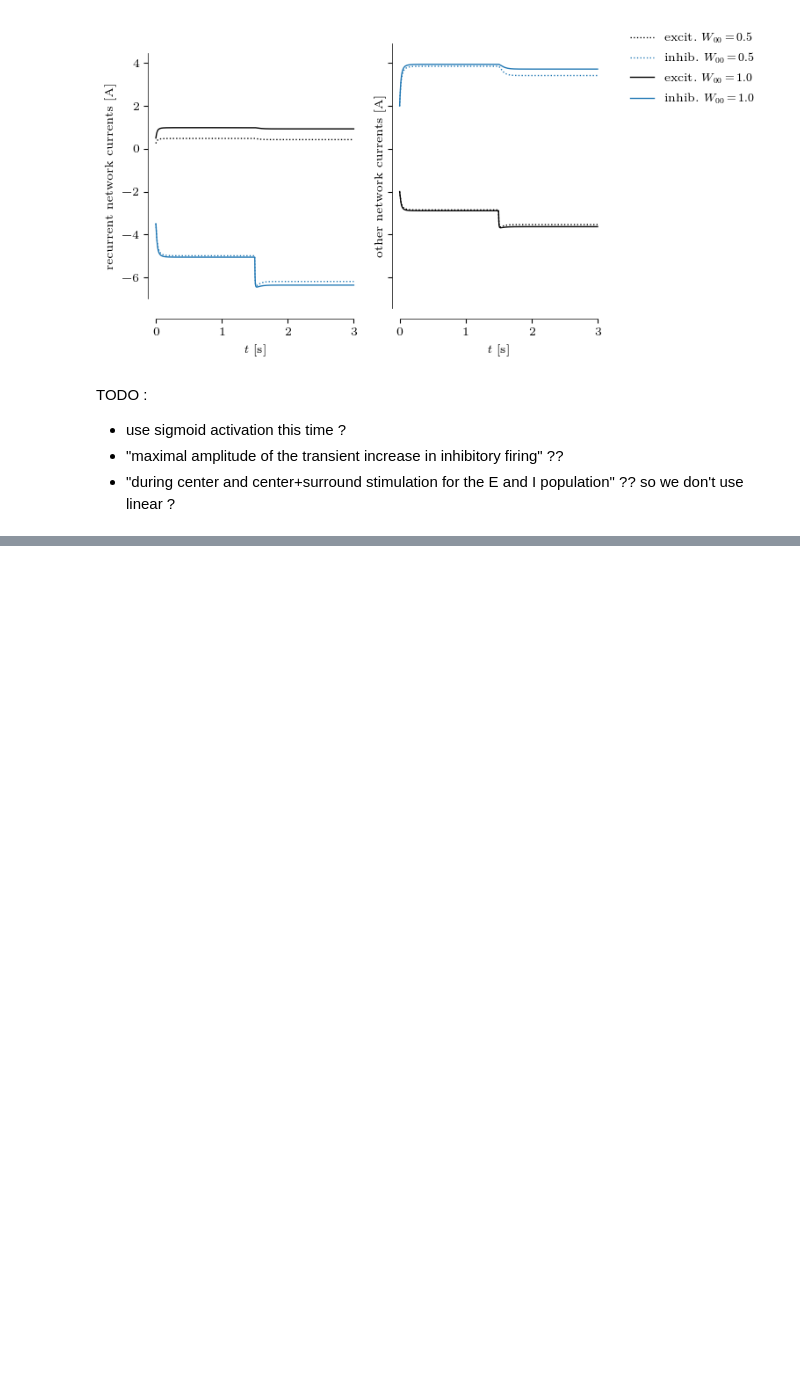
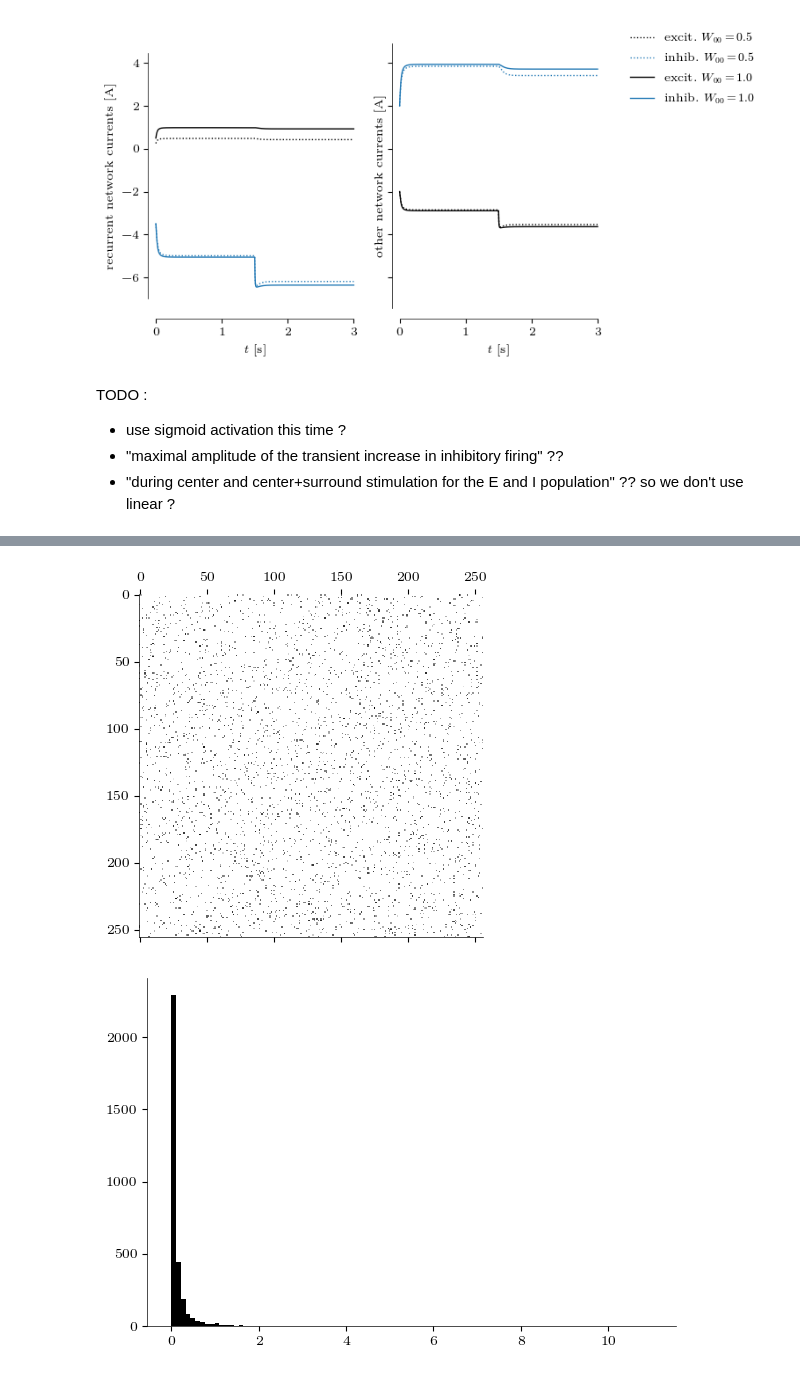
Before and after one commit to ninivert/BIO465-cortical-surround-suppression, a Jupyter notebook: src/notebook.ipynb, the cells around one changed output, grey strips where cells are left out. Cells and saved outputs as stored; diff of their text form; code cells hidden in the pictures; blank space fills up the shorter version.

```diff
--- a/src/notebook.ipynb
+++ b/src/notebook.ipynb
@@ -560,0 +717,28 @@ TODO :
+# %%
+def hetero_weights(W, K=128, p=0.05, sigma_mult=2.75):
+	def block(w):
+		# target mean and std
+		mu = np.abs(w/(K*p))
+		# mu = np.abs(w/K)  # ??
+		std = sigma_mult*mu
+
+		# input parameters
+		mu_normal = np.log(mu) - np.log(std**2/mu**2 + 1)/2
+		std_normal = np.sqrt(np.log(std**2/mu**2 + 1))
+		# WARNING : lognormal takes (mu, std) of the underlying _normal_ distribution !!
+		block = np.random.lognormal(mean=mu_normal, sigma=std_normal, size=(K, K))
+
+		print(f'before zero weights : mean = {np.mean(block.flat):.3e}, std = {np.std(block.flat):.3e}')
+
+		# np.copysign(w, block)  # ??
+
+		# set non-connections to 0
+		conn_mask = np.random.random((K, K)) < p
+		block[~conn_mask] = 0
+		# block[conn_mask] /= p  # ??
+
+		print(f'after zero weights : mean = {np.mean(block.flat):.3e} (target : {mu:.3e}), std = {np.std(block.flat):.3e} (target : {std:.3e})')
+
+		return block
+
+	return np.block([[block(W_ij) for W_ij in W_i] for W_i in W])
@@ -560,0 +789,15 @@ TODO :
+# %%
+import matplotlib as mpl
+
+plt.close()
+fig, ax = plt.subplots(dpi=100)
+ax.matshow(pop.W, cmap='binary', norm=mpl.colors.LogNorm())
+plt.show()
+
+plt.close()
+fig, ax = plt.subplots(dpi=100)
+ax.hist(pop.W[pop.W != 0], bins=100)
+plt.show()
+# %% [output]
+[figure, added]
+[figure, added]
```
Also changed, not shown: parts of 14 cells of this notebook.
